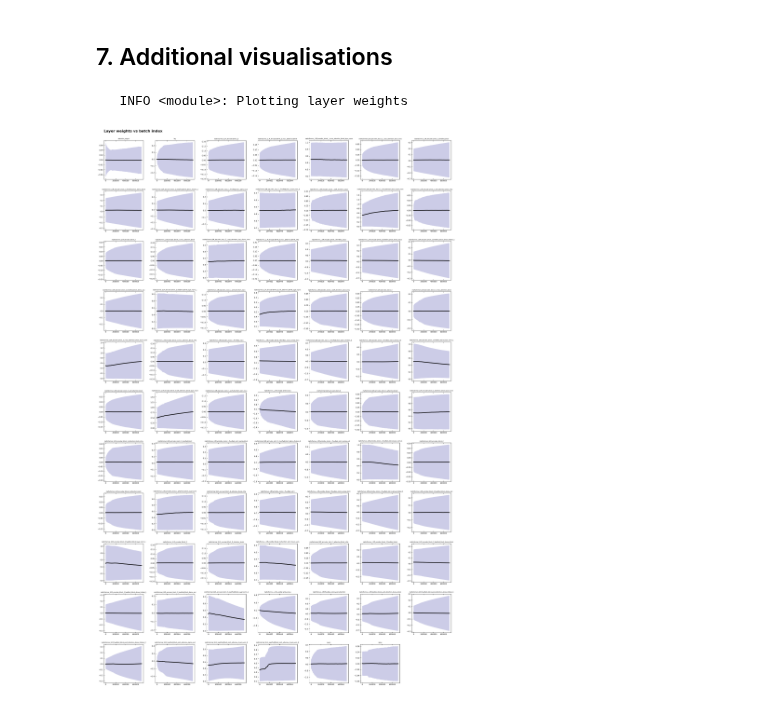
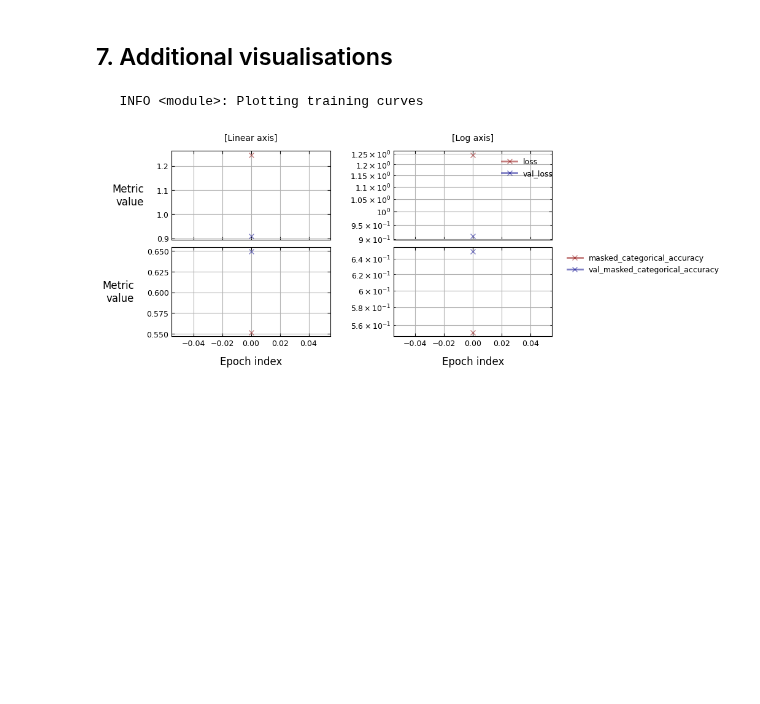
Before and after one commit to sbmenary/ML-sandbox, a Jupyter notebook: Project_Maths_Transformer/2_unsupervised_learning/unsupervised_learning_addition_model.ipynb, the cells around one changed output. Saved outputs shown, nothing was run; the diff lists cells and outputs as text; code cells hidden in the pictures; blank space fills up the shorter version.

```diff
--- a/Project_Maths_Transformer/2_unsupervised_learning/unsupervised_learning_addition_model.ipynb
+++ b/Project_Maths_Transformer/2_unsupervised_learning/unsupervised_learning_addition_model.ipynb
@@ -676,11 +478,19 @@ for i in range(num_print) :
 ##   Visualise layer weights during training   ##
 ##=============================================##
 
-if len(layer_weights_record.batch_indices) == 0 :
-    logger.warning("Not plotting layer weights because no data found")
-else :
-    logger.info("Plotting layer weights")
-    layer_weights_record.plot(num_col=7)
+if cfg_evaluate["plot_weights"] :
+
+    logger.info("Plotting weights")
+    backend.plot_weights(callbacks, show=True, close=True, savefig=f"{working_dir}/layer_weights.pdf")
-# %% [output]
-   INFO <module>: Plotting layer weights
-[figure, removed]
+# %%
+
+if cfg_evaluate["plot_training_curves"] :
+
+    if not hasattr(model, "history") :
+        logger.error("Cannot print training curves because no model history exists - perhaps you skipped training?")
+    else :
+        logger.info("Plotting training curves")
+        backend.plot_training_curves(model.history.history, show=True, close=True, savefig=f"{working_dir}/training_curves.pdf")
+# %% [output]
+   INFO <module>: Plotting training curves
+[figure, added]
```
Also changed, not shown: parts of 22 cells of this notebook, 7 other files.
